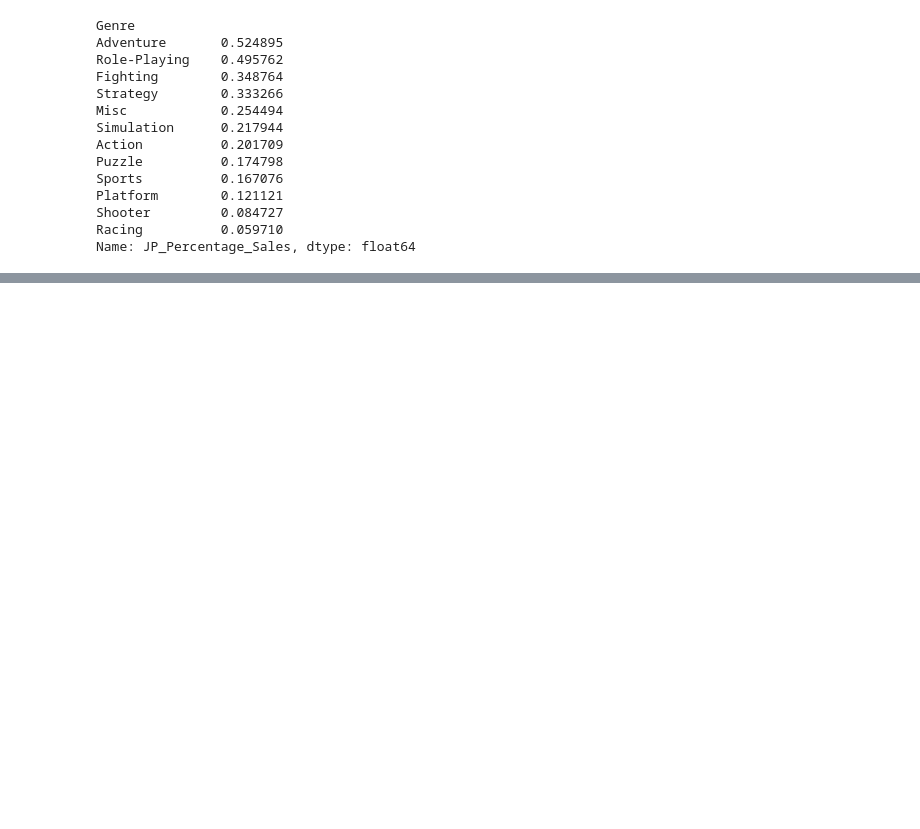
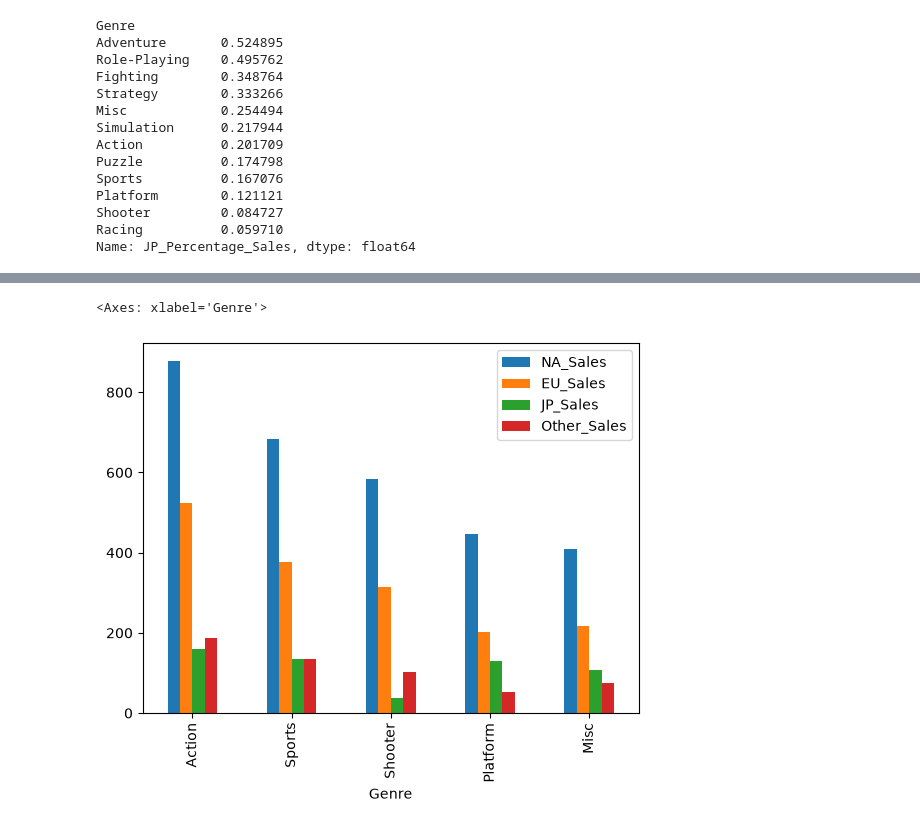
Before and after one commit to viniciuslavouraaa/cblol-match-predictor, a Jupyter notebook: notebooks/01_eda_videogames.ipynb, the cells around one changed output, grey strips where cells are left out. Saved outputs shown, nothing was run; the diff lists cells and outputs as text; code cells hidden in the pictures; blank space fills up the shorter version.

```diff
--- a/notebooks/01_eda_videogames.ipynb
+++ b/notebooks/01_eda_videogames.ipynb
@@ -191,0 +233,7 @@ Name: JP_Percentage_Sales, dtype: float64
+# %%
+country_sales_by_genre = df.groupby('Genre')[['NA_Sales', 'EU_Sales', 'JP_Sales', 'Other_Sales']].sum().sort_values(by='NA_Sales', ascending=False).head()
+# %%
+country_sales_by_genre.plot(kind='bar')
+# %% [output]
+<Axes: xlabel='Genre'>
+[figure, added]
```
Also changed, not shown: parts of 11 cells of this notebook.
